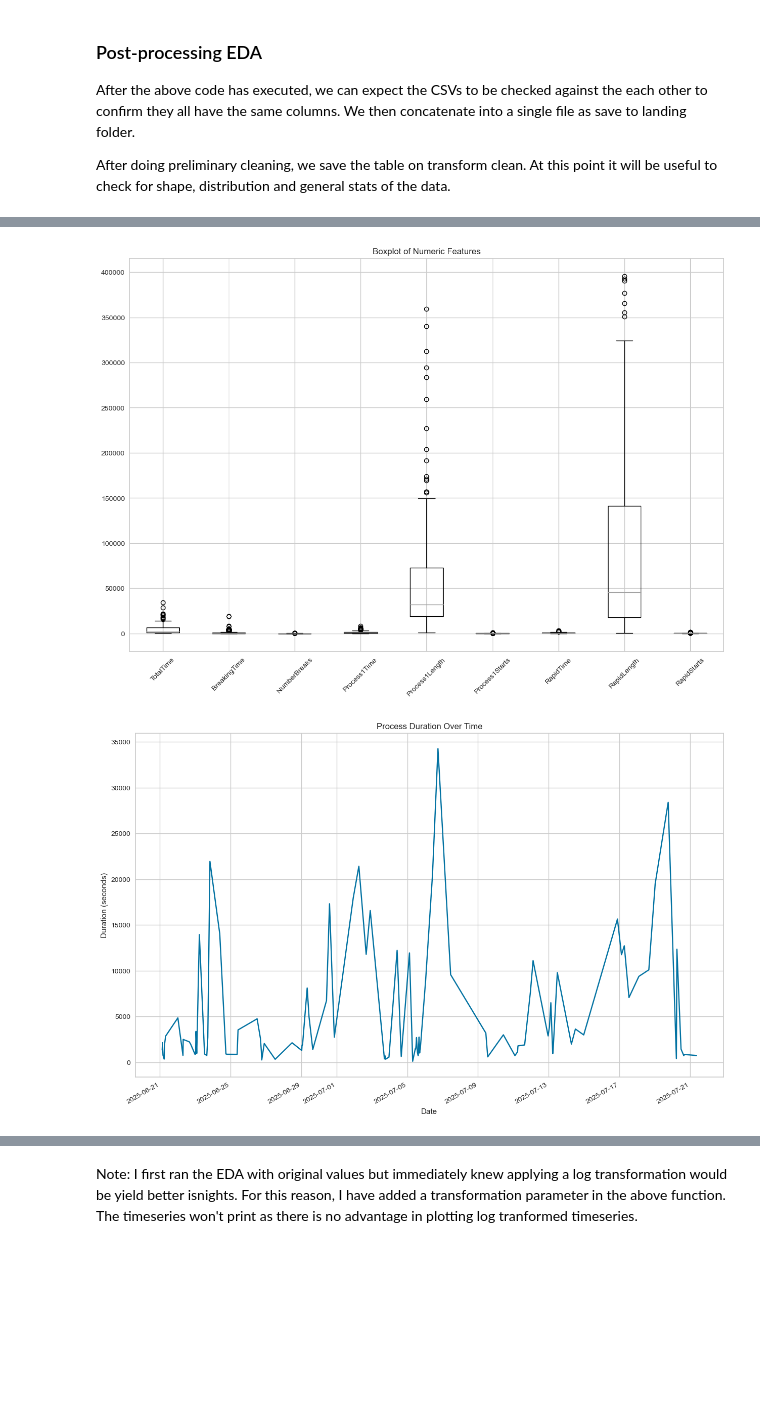
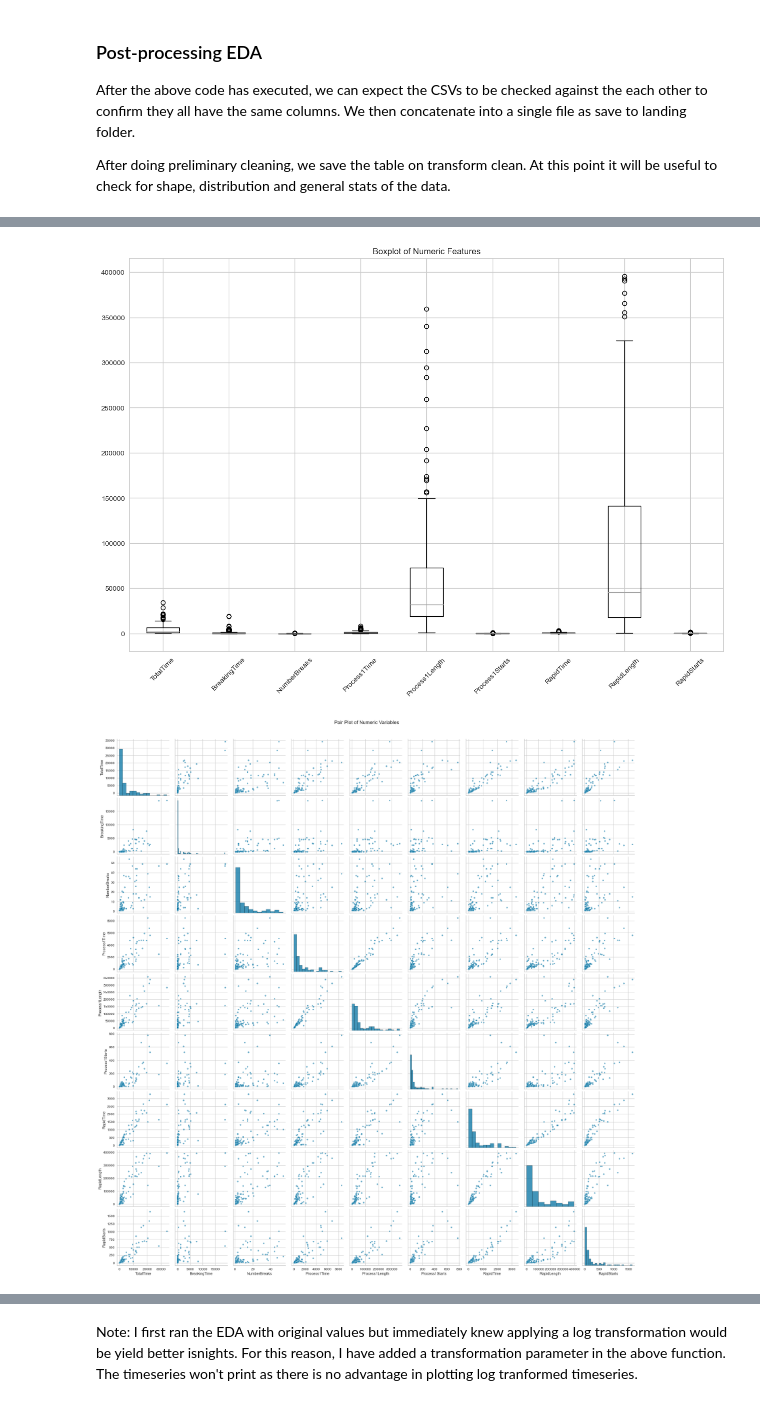
Before and after one commit to Scientialibera/ds4m_2, a Jupyter notebook: notebooks/orchestration.ipynb, the cells around one changed output, grey strips where cells are left out. Saved outputs shown, nothing was run; the diff lists cells and outputs as text; code cells hidden in the pictures; blank space fills up the shorter version.

```diff
--- a/notebooks/orchestration.ipynb
+++ b/notebooks/orchestration.ipynb
@@ -151,13 +151,14 @@ After the above code has executed, we can expect the CSVs to be checked against
 After doing preliminary cleaning, we save the table on transform clean. At this point it will be useful to check for shape, distribution and general stats of the data.
 # %%
 import matplotlib.pyplot as plt
+import seaborn as sns
+import pandas as pd
 import numpy as np
-import seaborn as sns
 
 # Variables
 datetime_columns = ['Start', 'End']
 
-def convert_datetime(df, datetime_columns): # Function to convert columns to datetime
+def convert_datetime(df, datetime_columns):
     df_ = df.copy()
     for col in datetime_columns:
         df_[col] = pd.to_datetime(df_[col])
@@ -168,10 +169,10 @@ def apply_log_transformation(df, columns):
     df_log[columns] = df_log[columns].apply(lambda x: np.log1p(x))
     return df_log
 
-# Function for EDA
+# Function for EDA with improved time series visualization
 def perform_eda(df, figsize=(15, 10), apply_transformation=False):
 
-    df_ = df.copy() # to avoid modifying the original dataframe
+    df_ = df.copy()  # to avoid modifying original dataframe
     numeric_columns = df_.select_dtypes(include=['int64', 'float64']).columns
 
     if apply_transformation:
@@ -189,38 +190,42 @@ def perform_eda(df, figsize=(15, 10), apply_transformation=False):
     print("\nMissing Values:")
     print(df_.isnull().sum())
 
-    print("\nCategorical Column Classes:") #There seem to be no categorical columns but this function would still be ran in a real world scenario
+    print("\nCategorical Column Classes:")
 
     categorical_columns = df_.select_dtypes(include=['object', 'category']).columns
     for col in categorical_columns:
         print(f"{col}: {df_[col].unique()}")
 
-    df_[numeric_columns].hist(figsize=figsize, bins=30, edgecolor='black') # Histograms for easier visualization of distribution
+    df_[numeric_columns].hist(figsize=figsize, bins=30, edgecolor='black')
     plt.suptitle("Distribution of Numeric Variables", fontsize=16)
     plt.show()
 
     plt.figure(figsize=figsize)
-    sns.heatmap(df_[numeric_columns].corr(), annot=True, cmap='coolwarm', fmt='.2f', linewidths=0.5)  # Correlation Heatmap to identify possible multicollinearity
+    sns.heatmap(df_[numeric_columns].corr(), annot=True, cmap='coolwarm', fmt='.2f', linewidths=0.5)
     plt.title("Correlation Heatmap")
     plt.show()
 
-    plt.figure(figsize=figsize) # boxplot for detecting outliers
+    plt.figure(figsize=figsize)
     df_[numeric_columns].boxplot(rot=45)
     plt.title("Boxplot of Numeric Features")
     plt.show()
 
-    # Time-based Analysis - Process Duration Over Time. If transformation is applied, the below won't execute as the columns are converted to log
+    sns.pairplot(df_[numeric_columns], diag_kind="hist", plot_kws={"alpha":0.6, "s":20})
+    plt.suptitle("Pair Plot of Numeric Variables", y=1.02)
+    plt.show()
+
+    # Time-based Analysis - Candlestick Plot per Day
     if not apply_transformation:
         time_df_ = df_.copy()
-        time_df_.set_index(datetime_columns[0], inplace=True)
+        time_df_['Date'] = time_df_[datetime_columns[0]].dt.date  # Extract day
         plt.figure(figsize=figsize)
-        time_df_['TotalTime'].plot()
-        plt.title("Process Duration Over Time")
+        sns.boxplot(x="Date", y="TotalTime", data=time_df_, showfliers=False, palette="viridis")
+        plt.xticks(rotation=90)
+        plt.title("Daily TotalTime Distribution (Candlestick View)")
         plt.xlabel("Date")
-        plt.ylabel("Duration (seconds)")
+        plt.ylabel("TotalTime (seconds)")
         plt.show()
 
-    # Count plot for categorical variables, even if there are none in our specific case
     for col in categorical_columns:
         plt.figure(figsize=figsize)
         sns.countplot(x=df_[col], data=df_, palette='viridis')
@@ -228,7 +233,6 @@ def perform_eda(df, figsize=(15, 10), apply_transformation=False):
         plt.xticks(rotation=45)
         plt.show()
 
-
 # Perform EDA
 df_full_plates = convert_datetime(df_full_plates, datetime_columns)
 perform_eda(df_full_plates, apply_transformation=False)
@@ -250,7 +254,7 @@ RapidStarts       0
 dtype: int64
 
 Categorical Column Classes:
 [figure]
 [figure]
 [figure]
-[figure, old version]
+[figure, new version]
```
Also changed, not shown: parts of 8 cells of this notebook.
